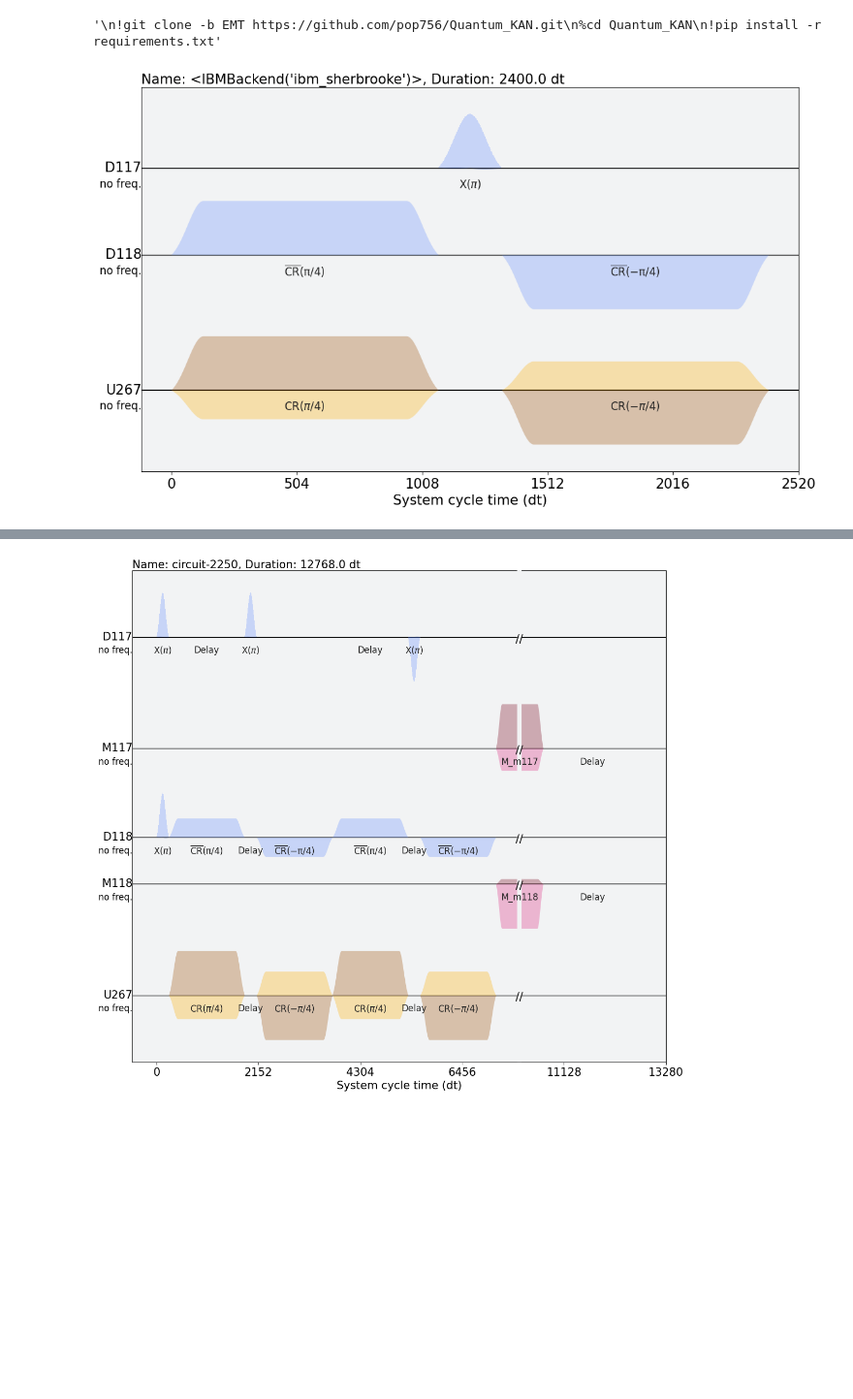
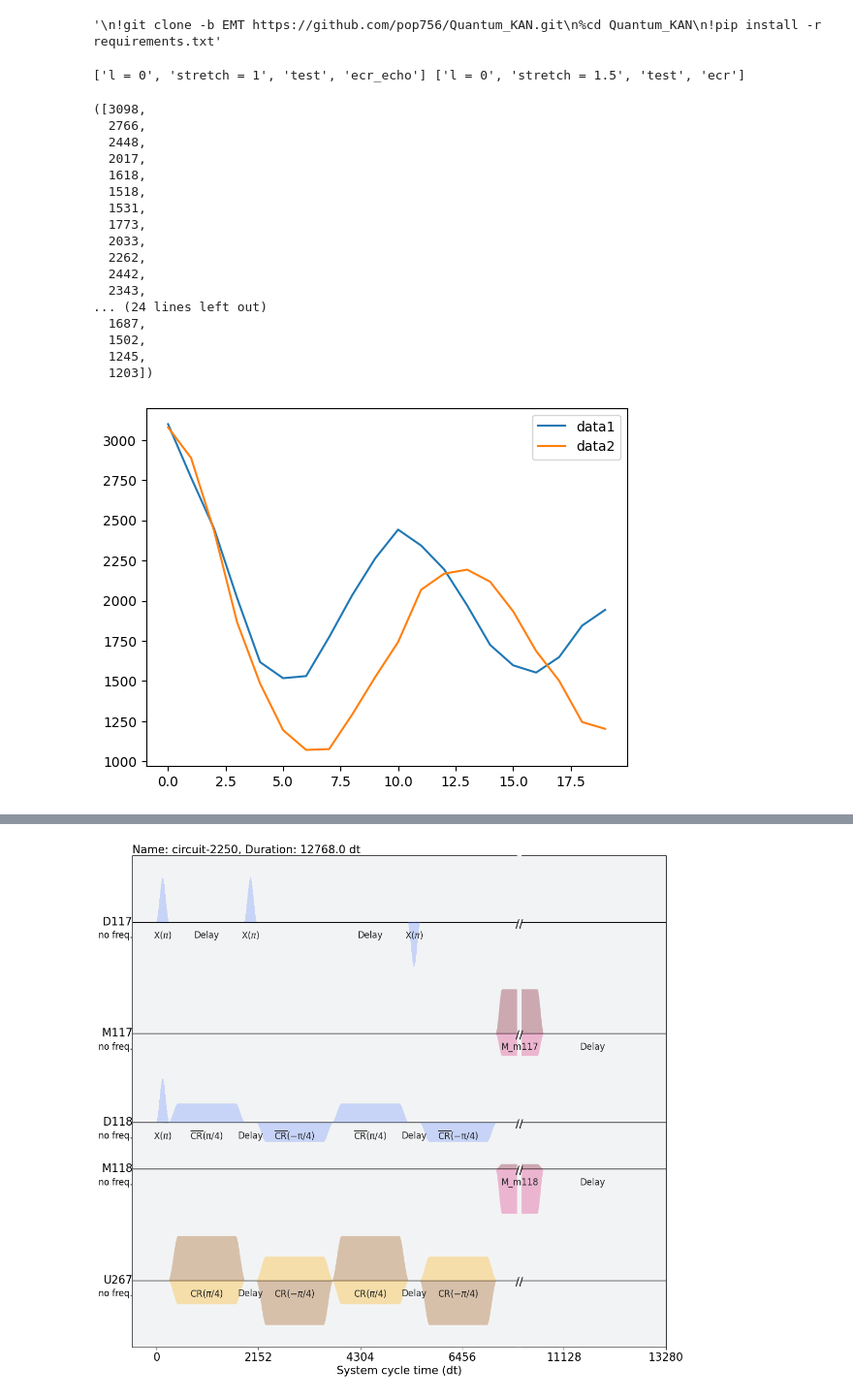
Before and after one commit to pop756/Quantum_KAN, a Jupyter notebook: Real_backend.ipynb, the cells around one changed output, grey strips where cells are left out. Shown: that part at 97% size. Cells and saved outputs as stored; diff of their text form; code cells hidden in the pictures; blank space fills up the shorter version.

```diff
--- a/Real_backend.ipynb
+++ b/Real_backend.ipynb
@@ -130,25 +98,3 @@ resilience_level = 1
 l = 0
 stretch = 3
 T_options = TwirlingOptions(enable_gates=True)
-# %%
-from qiskit import QuantumCircuit
-from qiskit import pulse
-from qiskit import schedule
-from qiskit.transpiler.preset_passmanagers import generate_preset_pass_manager
-from qiskit_ibm_runtime import Options
-from qiskit.pulse.library import Gaussian
-from qiskit_ibm_runtime import Batch, SamplerV2 as Sampler
-
-
-passmanager = generate_preset_pass_manager(optimization_level=0, backend=backend, initial_layout=[117,118])
-
-
-
-circ = QuantumCircuit(2, 2)
-circ.ecr(0, 1)
-from qiskit import transpile
-circ = passmanager.run(circ,backend)
-pulse_schedule = schedule(circ,backend=backend)
-pulse_schedule.draw()
-# %% [output]
-[figure, removed]
@@ -154,0 +429,3 @@ pulse_schedule.draw()
+# %%
+zne_l_0_stretch = train_ZNE(backend_kyoto,[1,1.2,1.4,1.6],ecr_stretch=1.5)
+zne_l_0_stretch.run()
@@ -154,0 +438,39 @@ pulse_schedule.draw()
+# %%
+import matplotlib.pyplot as plt
+def job_plot(job_1,job_2):
+    print(job_1.tags,job_2.tags)
+    job_1_result = job_1.result()
+    job_2_result = job_2.result()
+    data_1_list = []
+    data_2_list = []
+    for i in range(20):
+        data_1 = job_1_result[i].data['meas'].get_counts()['00']
+        data_2 = job_2_result[i].data['meas'].get_counts()['00']
+        data_1_list.append(data_1)
+        data_2_list.append(data_2)
+    plt.plot(data_1_list,label='data1')
+    plt.plot(data_2_list,label='data2')
+    plt.legend()
+    return data_1_list,data_2_list
+
+job_plot(zne_l_0_stretch.job_stretch[1],zne_l_0_stretch.job_test_list)
+# %% [output]
+['l = 0', 'stretch = 1', 'test', 'ecr_echo'] ['l = 0', 'stretch = 1.5', 'test', 'ecr']
+([3098,
+  2766,
+  2448,
+  2017,
+  1618,
+  1518,
+  1531,
+  1773,
+  2033,
+  2262,
+  2442,
+  2343,
+... (24 lines left out)
+  1687,
+  1502,
+  1245,
+  1203])
+[figure, added]
```
Also changed, not shown: parts of 29 cells of this notebook, 18 other files.
